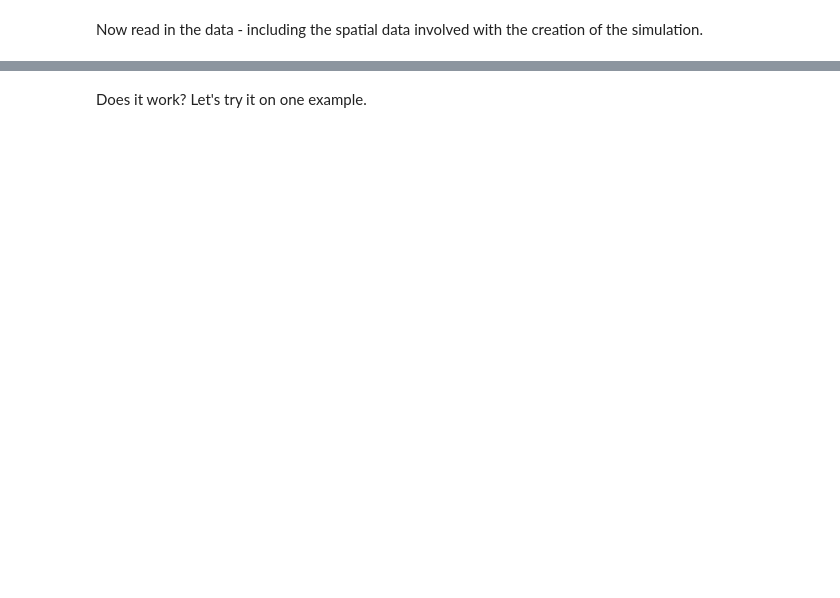
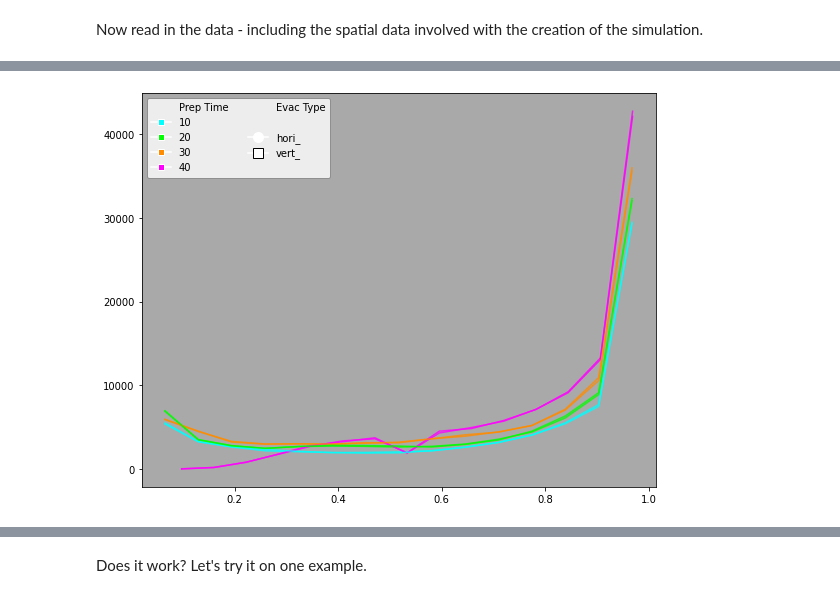
Before and after one commit to swise5/SETOSim, a Jupyter notebook: src/python/TakamatsuTsunami2026.ipynb, the cells around one changed output, grey strips where cells are left out. Drawn from its saved outputs; the diff is of its cells as text; code cells hidden in the pictures; blank space fills up the shorter version.

```diff
--- a/src/python/TakamatsuTsunami2026.ipynb
+++ b/src/python/TakamatsuTsunami2026.ipynb
@@ -91,0 +279,66 @@ def getAllValidEvacs(df, total_sim_time):
+# %%
+# Create a figure and axis using subplots
+fig, ax = plt.subplots(figsize=(8, 6))
+
+colourPerPrepTime = {10: 'cyan', 20: 'lime', 30: 'darkorange', 40: 'magenta'}
+outlinePerDimension = {"hori_": 'white', "vert_": 'black'}
+markerPerDimension = {"hori_": 'o', "vert_": 's'}
+
+# Plot histograms with transparency using the 'alpha' parameter
+# 'edgecolor' helps distinguish the individual bars when they overlap
+for dimension, all_prep_times in bulk_likelihoods_of_trapped.items():
+    for prep_time, likelihoods in all_prep_times.items():
+
+        counts, bin_edges = np.histogram(likelihoods, bins=15)
+        bin_centers = (bin_edges[:-1] + bin_edges[1:]) / 2
+
+        ax.plot(bin_centers, counts, label=dimension + str(prep_time), #linestyle='None',
+                #marker=markerPerDimension[dimension],
+                color=colourPerPrepTime[prep_time],
+                #markersize=10, #prep_time/2,
+                #markeredgecolor=outlinePerDimension[dimension],   # This sets the border color to black
+                #markeredgewidth= 2,
+                alpha=0.8)
+
+# Add titles, labels, and a legend
+#ax.set_title('Transparent Overlapping Histograms', fontsize=14)
+#ax.set_xlabel('Value', fontsize=12)
+#ax.set_ylabel('Frequency', fontsize=12)
+
+
+color_handles = [ Line2D([0], [0], marker='s', color='w',
+                         markerfacecolor=colourPerPrepTime[prep_time], label=str(prep_time)) for prep_time in colourPerPrepTime]
+shape_handles = [ Line2D([0], [0], marker=markerPerDimension[dimension], color='w',
+                         markerfacecolor='w', markeredgecolor=outlinePerDimension[dimension], markersize=10, label=dimension) for dimension in markerPerDimension]
+
+header_prep_time = Line2D([], [], color='none', label='Prep Time')
+header_dimension = Line2D([], [], color='none', label='Evac Type')
+empty_header_for_spacing = Line2D([], [], color='none', label='')
+
+all_handles = [header_prep_time] + color_handles + [header_dimension, empty_header_for_spacing] + shape_handles + [empty_header_for_spacing]
+all_labels = [h.get_label() for h in all_handles]
+
+ax.legend(
+    handles=all_handles,
+    labels=all_labels,
+    loc='upper left',
+    fontsize=10,
+    frameon=True,
+    facecolor='white',
+    edgecolor='gray',
+    ncol=2
+)
+
+#ax.legend(loc='upper left', ncol=2, markerscale=.5, fontsize=12)
+ax.set_facecolor('darkgray')
+
+#plt.yscale('log')
+
+# Adjust layout to make sure everything fits nicely
+plt.tight_layout()
+
+# Display or save the plot
+#plt.savefig('transparent_histograms.png', facecolor=fig.get_facecolor())
+plt.show()
+# %% [output]
+[figure, added]
```
Also changed, not shown: parts of 66 cells of this notebook, 6 other files.
